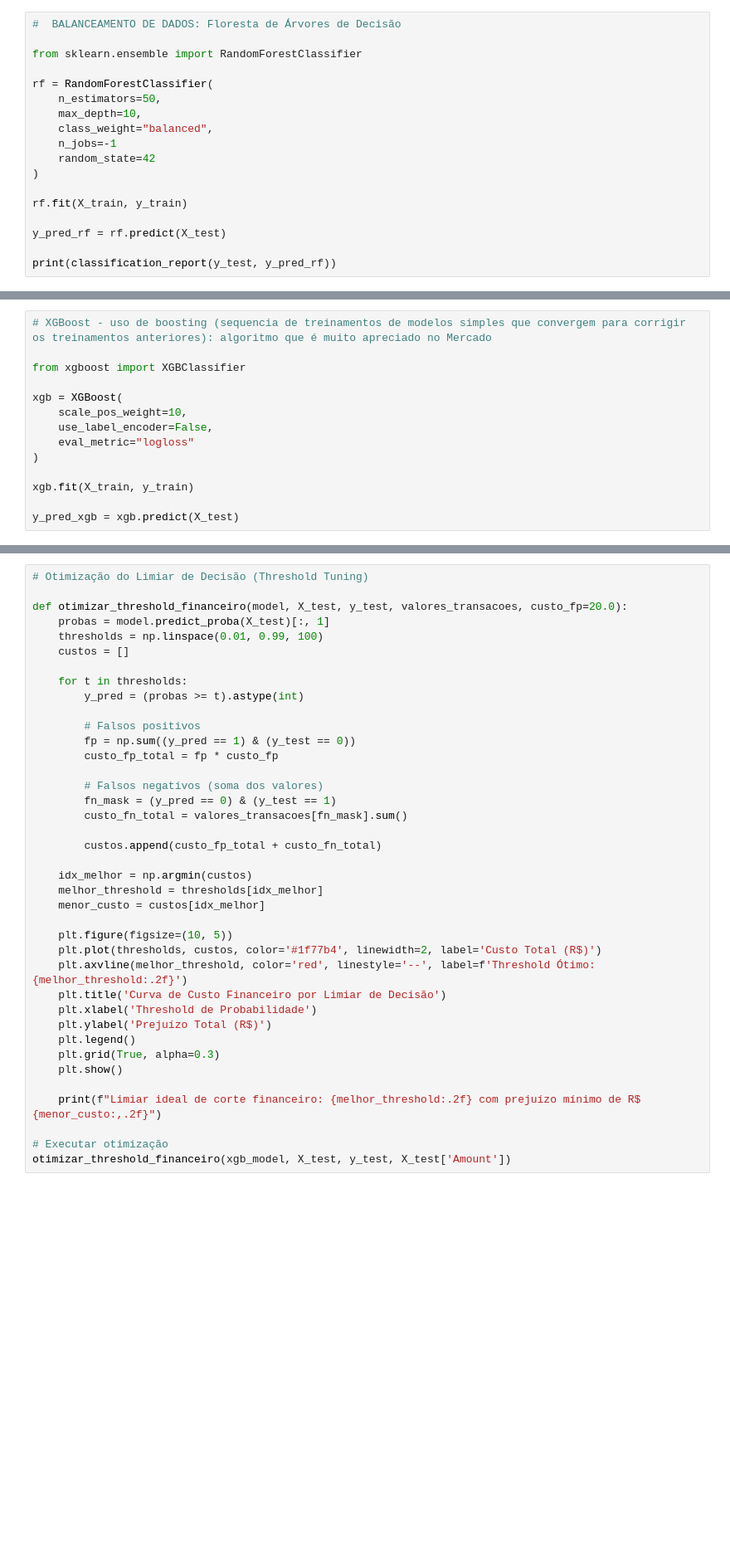
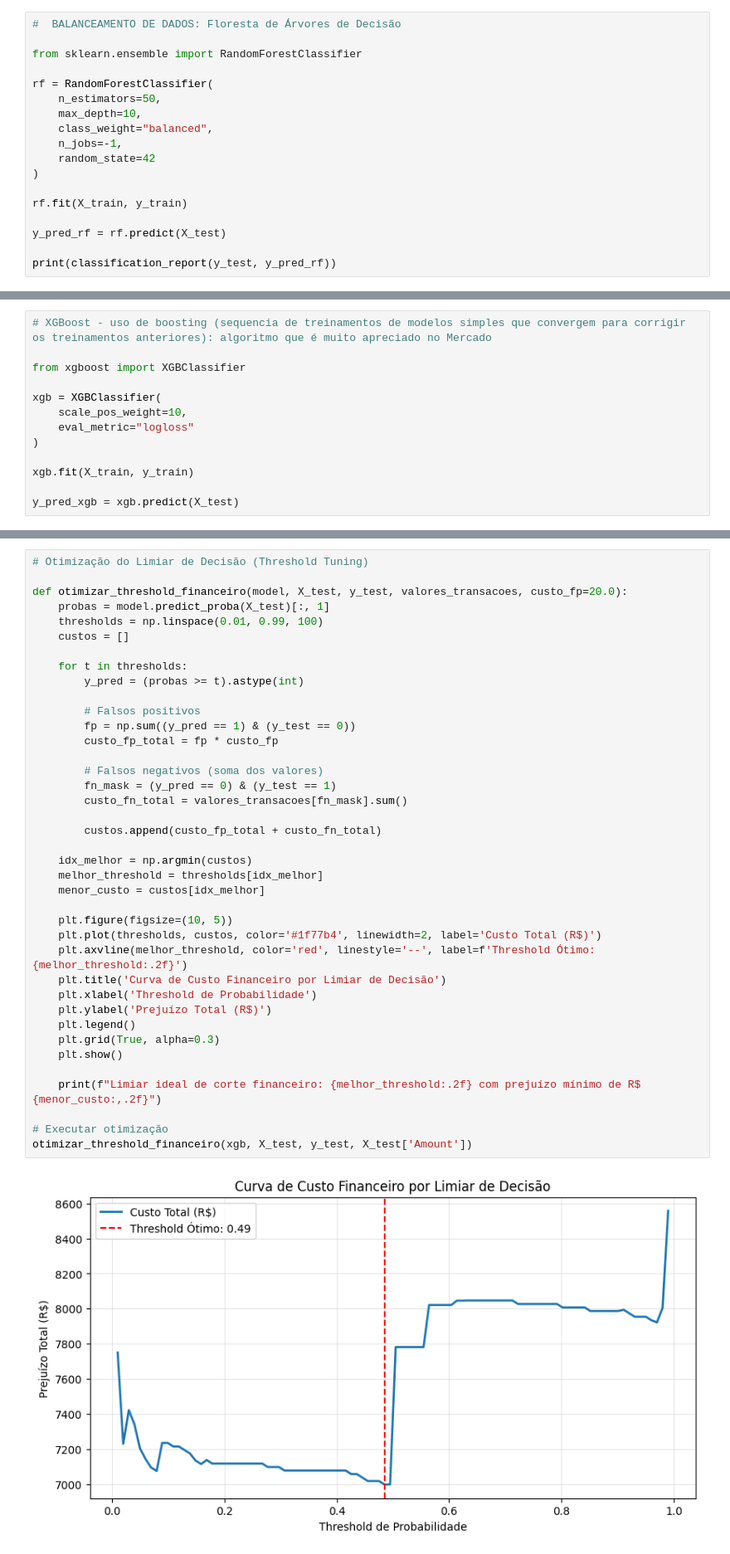
Before and after one commit to elvingup/projeto_deteccao_python_data_analytics_20260821, a Jupyter notebook: projeto_deteccao_python_data_analytics_20260821.ipynb, the cells around one changed output, grey strips where cells are left out. Shown at 83% size. Saved outputs shown, nothing was run; the diff lists cells and outputs as text; blank space fills up the shorter version.

```diff
--- a/projeto_deteccao_python_data_analytics_20260821.ipynb
+++ b/projeto_deteccao_python_data_analytics_20260821.ipynb
@@ -109,7 +142,7 @@ rf = RandomForestClassifier(
     n_estimators=50,
     max_depth=10,
     class_weight="balanced",
-    n_jobs=-1
+    n_jobs=-1,
     random_state=42
 )
 
@@ -146,9 +197,8 @@ print(classification_report(y_test, y_pred_custom))
 
 from xgboost import XGBClassifier
 
-xgb = XGBoost(
+xgb = XGBClassifier(
     scale_pos_weight=10,
-    use_label_encoder=False,
     eval_metric="logloss"
 )
 
@@ -291,31 +359,33 @@ def otimizar_threshold_financeiro(model, X_test, y_test, valores_transacoes, cus
     for t in thresholds:
         y_pred = (probas >= t).astype(int)
 
         # Falsos positivos
         fp = np.sum((y_pred == 1) & (y_test == 0))
         custo_fp_total = fp * custo_fp
 
         # Falsos negativos (soma dos valores)
         fn_mask = (y_pred == 0) & (y_test == 1)
         custo_fn_total = valores_transacoes[fn_mask].sum()
 
         custos.append(custo_fp_total + custo_fn_total)
 
     idx_melhor = np.argmin(custos)
     melhor_threshold = thresholds[idx_melhor]
     menor_custo = custos[idx_melhor]
 
     plt.figure(figsize=(10, 5))
     plt.plot(thresholds, custos, color='#1f77b4', linewidth=2, label='Custo Total (R$)')
     plt.axvline(melhor_threshold, color='red', linestyle='--', label=f'Threshold Ótimo: {melhor_threshold:.2f}')
     plt.title('Curva de Custo Financeiro por Limiar de Decisão')
     plt.xlabel('Threshold de Probabilidade')
     plt.ylabel('Prejuízo Total (R$)')
     plt.legend()
     plt.grid(True, alpha=0.3)
     plt.show()
 
     print(f"Limiar ideal de corte financeiro: {melhor_threshold:.2f} com prejuízo mínimo de R$ {menor_custo:,.2f}")
 
 # Executar otimização
-otimizar_threshold_financeiro(xgb_model, X_test, y_test, X_test['Amount'])
+otimizar_threshold_financeiro(xgb, X_test, y_test, X_test['Amount'])
+# %% [output]
+[figure, added]
```
Also changed, not shown: parts of 19 cells of this notebook.
